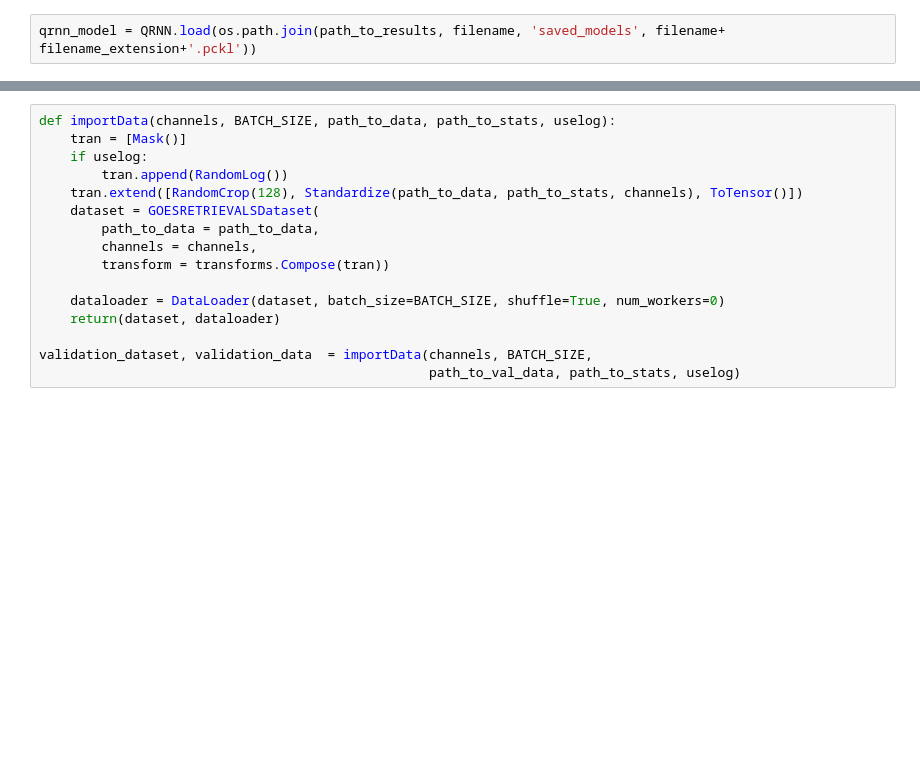
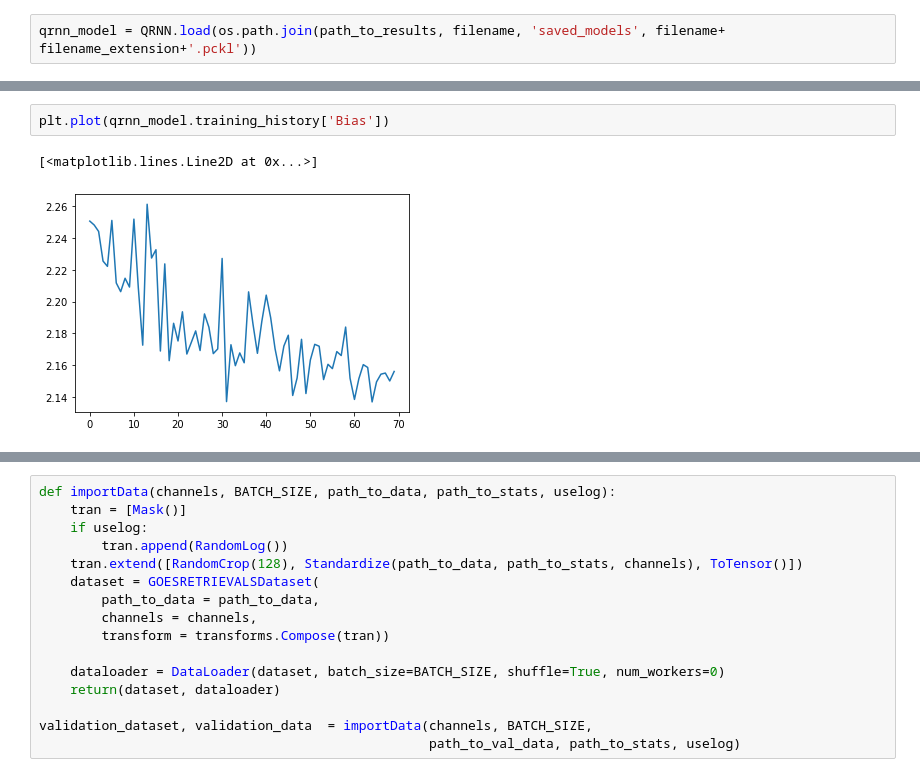
Before and after one commit to ingridingemarsson/geostat-masters-thesis, a Jupyter notebook: notebooks/view_results.ipynb, the cells around one changed output, grey strips where cells are left out. Saved outputs shown, nothing was run; the diff lists cells and outputs as text; blank space fills up the shorter version.

```diff
--- a/notebooks/view_results.ipynb
+++ b/notebooks/view_results.ipynb
@@ -90,0 +96,5 @@ plt.plot(qrnn_model.training_history['validation_loss'])
+# %%
+plt.plot(qrnn_model.training_history['Bias'])
+# %% [output]
+[<matplotlib.lines.Line2D at 0x...>]
+[figure, added]
```
Also changed, not shown: parts of 8 cells of this notebook.
